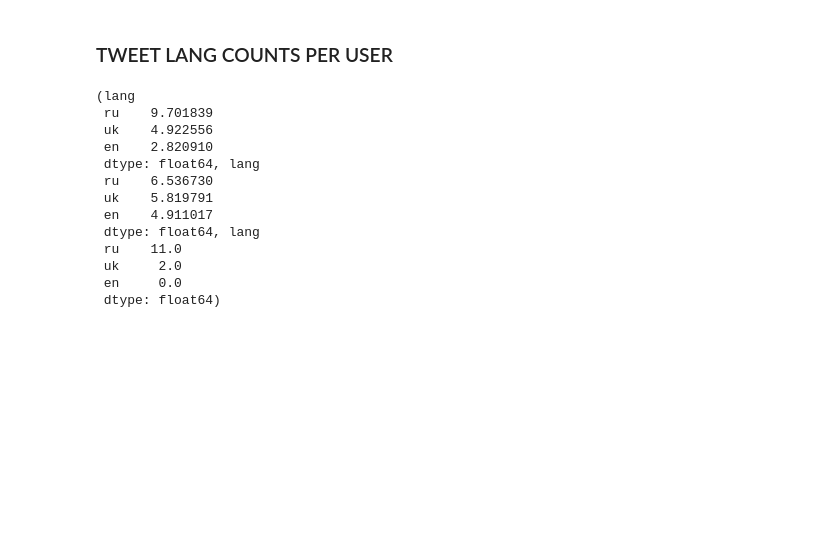
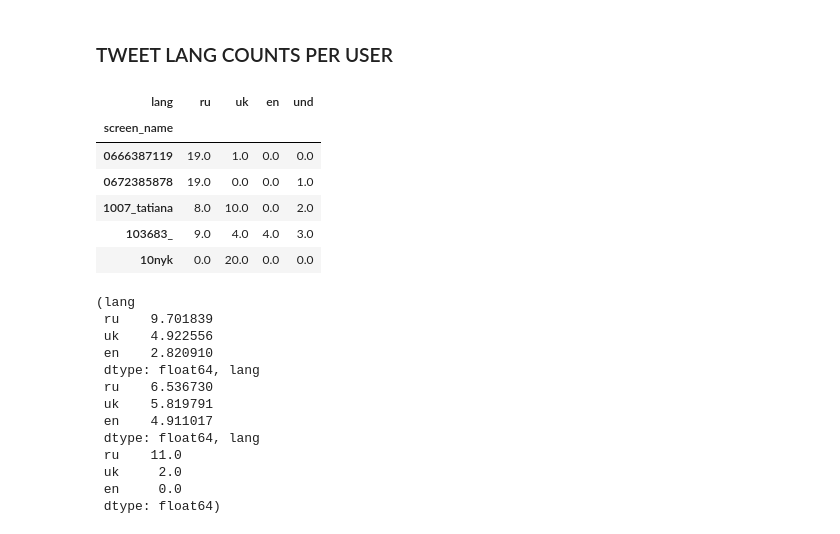
Before and after one commit to pgervila/Explore_bilingualism_in_cities, a Jupyter notebook: explore_city_langs.ipynb, the cells around one changed output. Cells and saved outputs as stored; diff of their text form; code cells hidden in the pictures; blank space fills up the shorter version.

```diff
--- a/explore_city_langs.ipynb
+++ b/explore_city_langs.ipynb
@@ -1017 +1015,16 @@ plt.hist?
+# %%
+twt_from_flws_Kiev = pd.read_hdf('city_random_walks.h5',
+                                 '/Kiev/tweets_from_followers')
+# %%
+twt_from_flws_Kiev.pivot_table(aggfunc={'lang':'count'},
+                               index='screen_name',
+                               columns='lang').fillna(0.).lang[['ru', 'uk', 'en', 'und']].head()
+# %% [output]
+| lang | ru | uk | en | und |
+| screen_name |  |  |  |  |
+| 0666387119 | 19.0 | 1.0 | 0.0 | 0.0 |
+| 0672385878 | 19.0 | 0.0 | 0.0 | 1.0 |
+| 1007_tatiana | 8.0 | 10.0 | 0.0 | 2.0 |
+| 103683_ | 9.0 | 4.0 | 4.0 | 3.0 |
+| 10nyk | 0.0 | 20.0 | 0.0 | 0.0 |
 # %%
```
Also changed, not shown: parts of 9 cells of this notebook, 1 other file.
